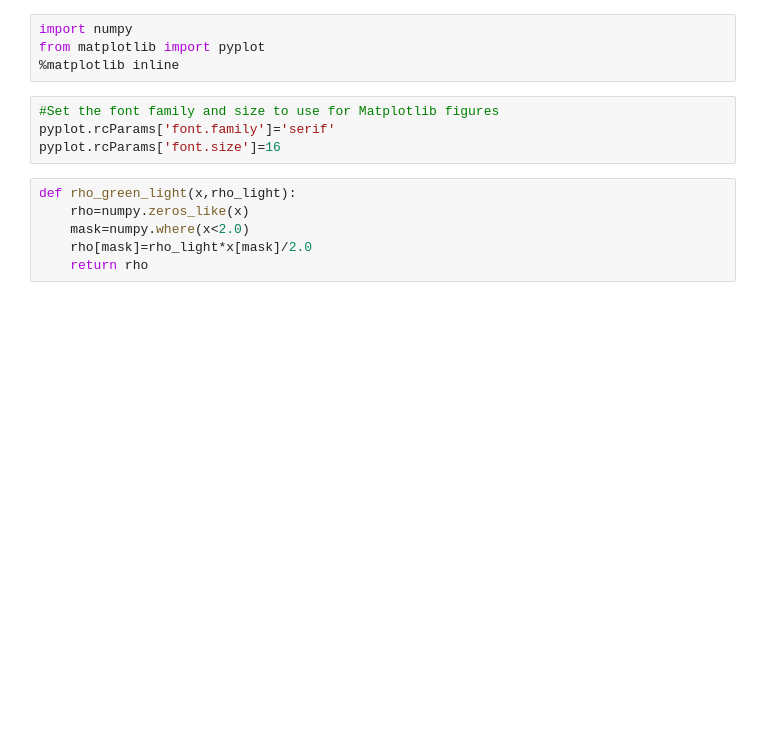
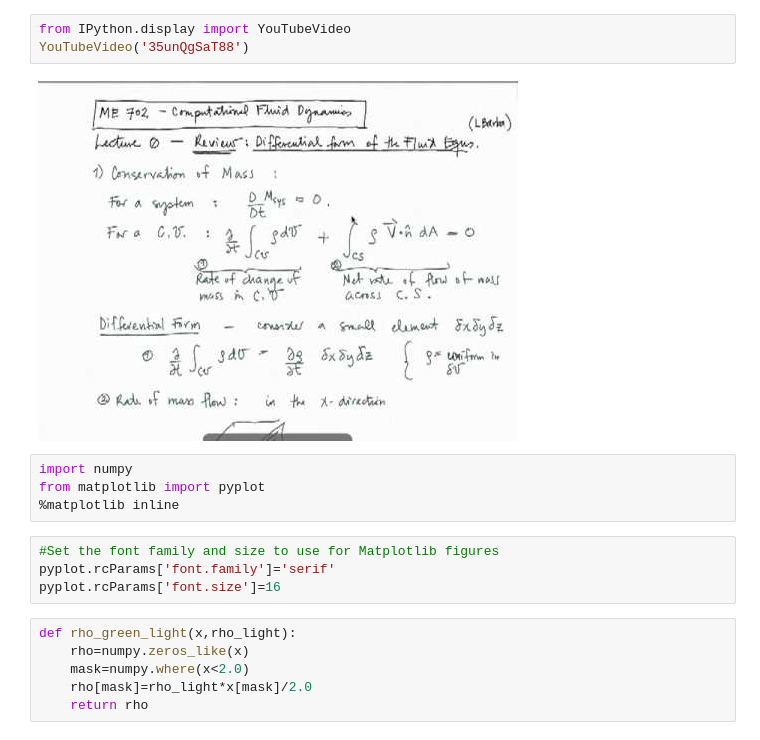
Before and after one commit to ryan28973630/MAE6286, a Jupyter notebook: Seventh Class (20181016) Module 3, Lesson 1.ipynb, the cells around one changed output. Drawn from its saved outputs; the diff is of its cells as text; blank space fills up the shorter version.

```diff
--- a/Seventh Class (20181016) Module 3, Lesson 1.ipynb
+++ b/Seventh Class (20181016) Module 3, Lesson 1.ipynb
@@ -1,3 +1,8 @@
+# %%
+from IPython.display import YouTubeVideo
+YouTubeVideo('35unQgSaT88')
+# %% [output]
+[figure, added]
 # %%
 import numpy
 from matplotlib import pyplot
```
Also changed, not shown: parts of 12 cells of this notebook.
